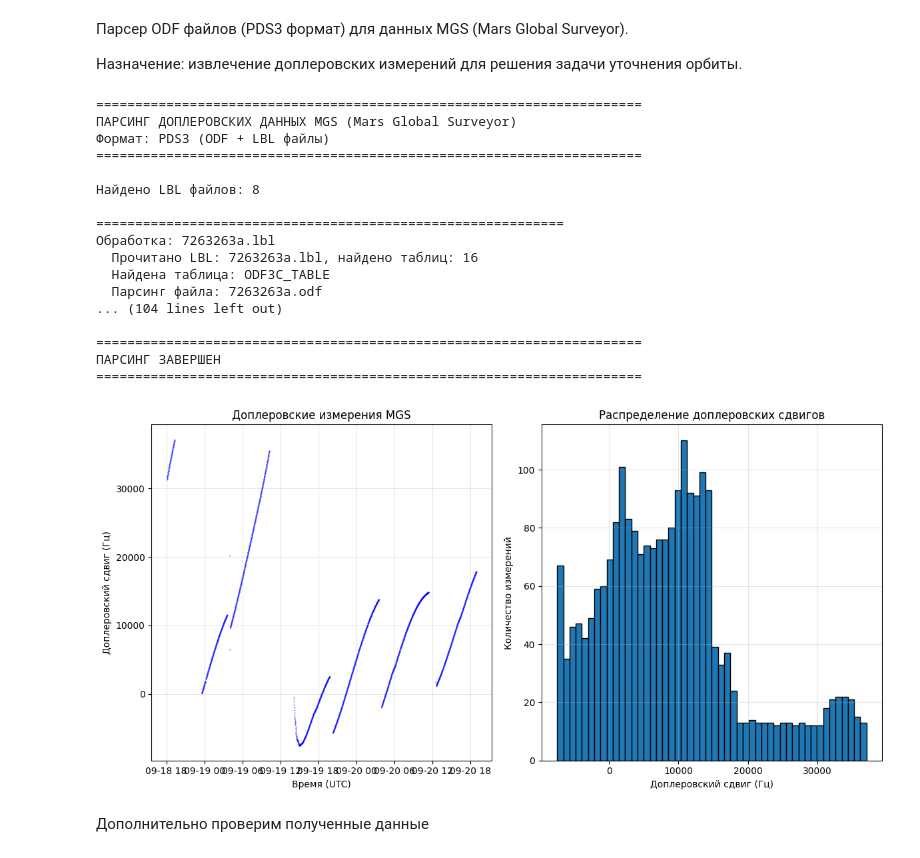
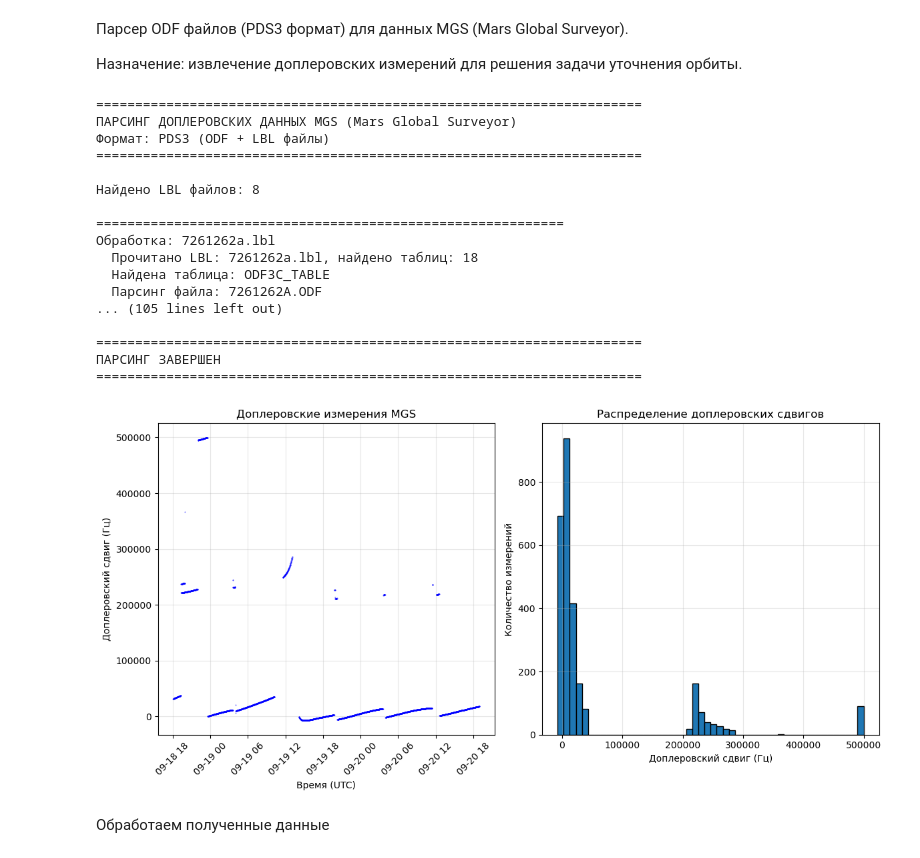
Before and after one commit to nikitakozmin/spacecraft_orbit-clarification, a Jupyter notebook: parser.ipynb, the cells around one changed output. Cells and saved outputs as stored; diff of their text form; code cells hidden in the pictures.

Commit message:
add dir output_data and removing strong filters (+ small fix)

```diff
--- a/parser.ipynb
+++ b/parser.ipynb
@@ -159,7 +159,9 @@ class MGSDopplerParserPDS3:
             data_type_id = type_info['data_type_id']
 
             #  Фильтр по data_type_id
-            valid_data_types = [12]
+            # 11 2‑way Doppler (частота передатчика на станции фиксированная)
+            # 12 Ramped Doppler (частота станции не постоянна, а рампится)
+            valid_data_types = [11, 12]
             if data_type_id not in valid_data_types:
                 return None
 
@@ -169,10 +171,11 @@ class MGSDopplerParserPDS3:
 
             # Фильтр по физической реалистичности
             # Доплер для межпланетной связи обычно в пределах ±100 кГц
-            if abs(doppler_hz) > 100000:  # Порог 100 кГц
+            if abs(doppler_hz) > 500000:  # Порог в 500 кГц увеличен из-за многих пропущенных значений # TODO: поменять на 100 при необходимости
                 return None
 
             # 4. Извлечение reference frequency (Items 15-19)
+            # Частота, которую станция ожидает получить от аппарата, если бы не было доплеровского эффекта
             ref_freq_mhz = 0
             if len(chunk) >= 28:
                 items_15_19_bytes = chunk[20:28]
@@ -382,7 +385,7 @@ class MGSDopplerParserPDS3:
             print("\nНе найдено валидных данных!")
             return pd.DataFrame()
 
-    def print_statistics(self, df):
+    def print_statistics(self, df, num_to_print=5):
         """Выводит статистику распарсенных данных."""
         if df.empty:
             print("Нет данных для статистики")
@@ -416,11 +419,11 @@ class MGSDopplerParserPDS3:
 
         # Первые несколько записей для проверки
         if len(df) > 0:
-            print(f"\nПервые 5 записей:")
+            print(f"\nПервые {num_to_print} записей:")
             cols_to_show = ['datetime_utc', 'doppler_hz', 'data_type_id',
                            'receiving_station_id', 'source_file']
             available_cols = [c for c in cols_to_show if c in df.columns]
-            print(df[available_cols].head().to_string(index=False))
+            print(df[available_cols].head(num_to_print).to_string(index=False))
 
     def analyze_raw_structure(self, odf_path, num_records=10):
         """
@@ -469,11 +472,10 @@ class MGSDopplerParserPDS3:
             print(f"Ошибка при чтении файла: {e}")
 
 
-# 4. ТОЧКА ВХОДА - ПРИМЕР ИСПОЛЬЗОВАНИЯ
 if __name__ == "__main__":
     # ========== НАСТРОЙКИ ==========
     INPUT_FOLDER = "input_data"          # Папка с LBL/ODF файлами
-    OUTPUT_FILE = "mgs_doppler_results.csv"  # Имя выходного файла
+    OUTPUT_FILE = "output_data/mgs_doppler_results.csv"  # Имя выходного файла
 
     # Создаем парсер
     parser = MGSDopplerParserPDS3(verbose=True)
@@ -484,6 +486,8 @@ if __name__ == "__main__":
     print("="*70 + "\n")
 
     # Запускаем парсинг
+    if "output_data" not in os.listdir():
+        os.mkdir("output_data")
     df_results = parser.parse_input_folder(INPUT_FOLDER, OUTPUT_FILE)
 
     # Дополнительный анализ
@@ -497,6 +501,7 @@ if __name__ == "__main__":
             plt.subplot(1, 2, 1)
             plt.plot(df_results['datetime_utc'], df_results['doppler_hz'], 'b.', alpha=0.5, markersize=1)
             plt.xlabel('Время (UTC)')
+            plt.xticks(rotation=45)
             plt.ylabel('Доплеровский сдвиг (Гц)')
             plt.title('Доплеровские измерения MGS')
             plt.grid(True, alpha=0.3)
@@ -506,42 +511,42 @@ if __name__ == "__main__":
             plt.hist(df_results['doppler_hz'], bins=50, edgecolor='black')
             plt.xlabel('Доплеровский сдвиг (Гц)')
             plt.ylabel('Количество измерений')
             plt.title('Распределение доплеровских сдвигов')
             plt.grid(True, alpha=0.3)
 
             plt.tight_layout()
-            plt.savefig('mgs_doppler_plot.png', dpi=150)
-            print("\nГрафик сохранен в файл: mgs_doppler_plot.png")
+            plt.savefig('output_data/mgs_doppler_plot.png', dpi=150)
+            print("\nГрафик сохранен в файл: output_data/mgs_doppler_plot.png")
 
         except ImportError:
             print("\nДля построения графиков установите matplotlib: pip install matplotlib")
         except Exception as e:
             print(f"\nОшибка при построении графиков: {e}")
 
     print("\n" + "="*70)
     print("ПАРСИНГ ЗАВЕРШЕН")
     print("="*70)
 # %% [output]
 ======================================================================
 ПАРСИНГ ДОПЛЕРОВСКИХ ДАННЫХ MGS (Mars Global Surveyor)
 Формат: PDS3 (ODF + LBL файлы)
 ======================================================================
 
 Найдено LBL файлов: 8
 
 ============================================================
-Обработка: 7263263a.lbl
-  Прочитано LBL: 7263263a.lbl, найдено таблиц: 16
+Обработка: 7261262a.lbl
+  Прочитано LBL: 7261262a.lbl, найдено таблиц: 18
   Найдена таблица: ODF3C_TABLE
-  Парсинг файла: 7263263a.odf
-... (104 lines left out)
+  Парсинг файла: 7261262A.ODF
+... (105 lines left out)
 
 ======================================================================
 ПАРСИНГ ЗАВЕРШЕН
 ======================================================================
-[figure, old version]
+[figure, new version]
 # %% [markdown]
-Дополнительно проверим полученные данные
+Обработаем полученные данные
 # %%
 import pandas as pd
 import numpy as np
```
Also changed, not shown: parts of 1 cell of this notebook.
